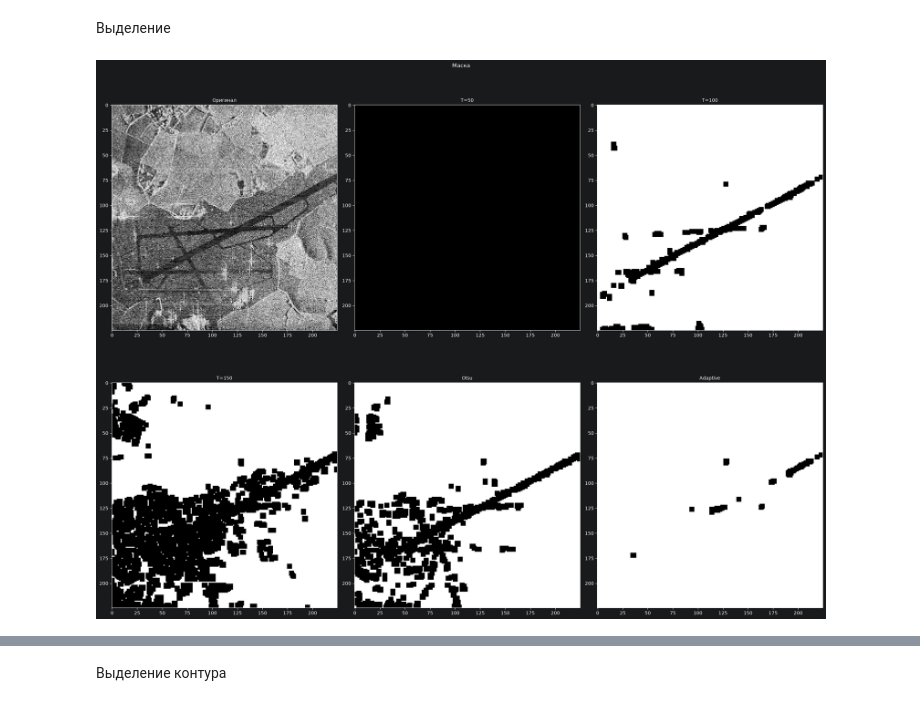
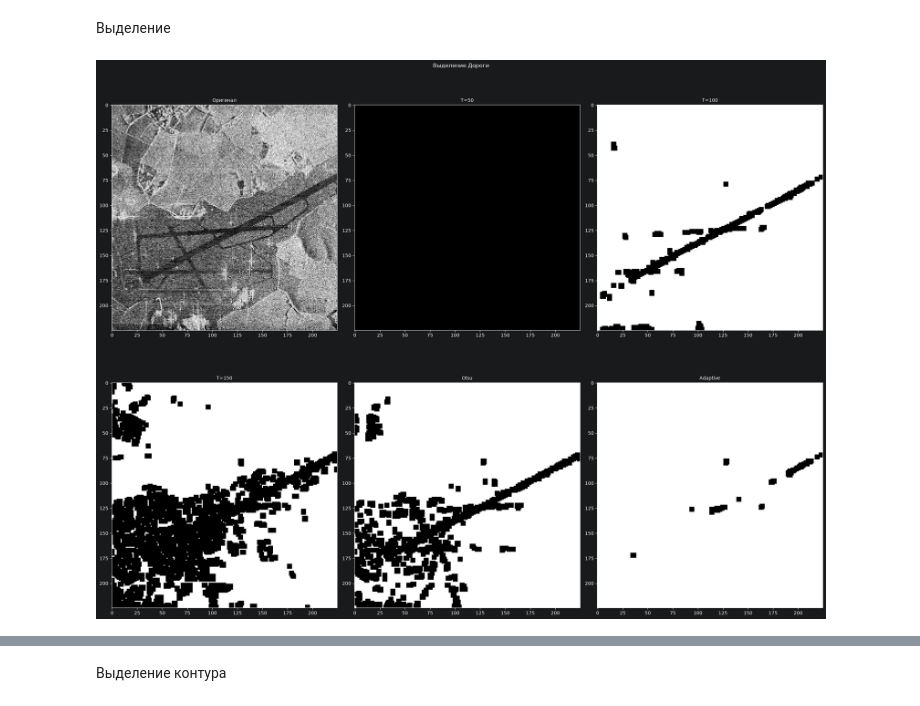
Before and after one commit to Oxytochik/Image_Processing, a Jupyter notebook: Task_3.ipynb, the cells around one changed output, grey strips where cells are left out. Saved outputs shown, nothing was run; the diff lists cells and outputs as text; code cells hidden in the pictures.

```diff
--- a/Task_3.ipynb
+++ b/Task_3.ipynb
@@ -118,7 +118,7 @@ plt.show()
 k = cv2.getStructuringElement(cv2.MORPH_RECT, (5, 5))
 
 plt.figure(figsize=(22, 18))
-plt.suptitle("Маска", fontsize=12)
+plt.suptitle("Выделение Дороги", fontsize=12)
 
 
 plt.subplot(2, 3, 1)
@@ -126,34 +126,34 @@ plt.imshow(image_gray, cmap='gray')
 plt.title("Оригинал", fontsize=10)
 
 segm_50 = cv2.morphologyEx(bin_manual_50, cv2.MORPH_CLOSE, k)
 plt.subplot(2, 3, 2)
 plt.imshow(segm_50, cmap='bone')
 plt.title("T=50", fontsize=10)
 
 segm_100 = cv2.morphologyEx(bin_manual_100, cv2.MORPH_CLOSE, k)
 plt.subplot(2, 3, 3)
 plt.imshow(segm_100, cmap='bone')
 plt.title("T=100", fontsize=10)
 
 segm_150 = cv2.morphologyEx(bin_manual_150, cv2.MORPH_CLOSE, k)
 plt.subplot(2, 3, 4)
 plt.imshow(segm_150, cmap='bone')
 plt.title("T=150", fontsize=10)
 
 segm_otsu = cv2.morphologyEx(bin_otsu, cv2.MORPH_CLOSE, k)
 plt.subplot(2, 3, 5)
 plt.imshow(segm_otsu, cmap='bone')
 plt.title("Otsu", fontsize=10)
 
 segm_adapt = cv2.morphologyEx(bin_adaptive, cv2.MORPH_CLOSE, k)
 plt.subplot(2, 3, 6)
 plt.imshow(segm_adapt, cmap='bone')
 plt.title("Adaptive", fontsize=10)
 
 plt.tight_layout()
 plt.show()
 # %% [output]
-[figure, old version]
+[figure, new version]
 # %% [markdown]
 ![image.png](attachment:e1614813-626d-4611-b966-6cfa394272de.png)
 # %% [markdown]
```
